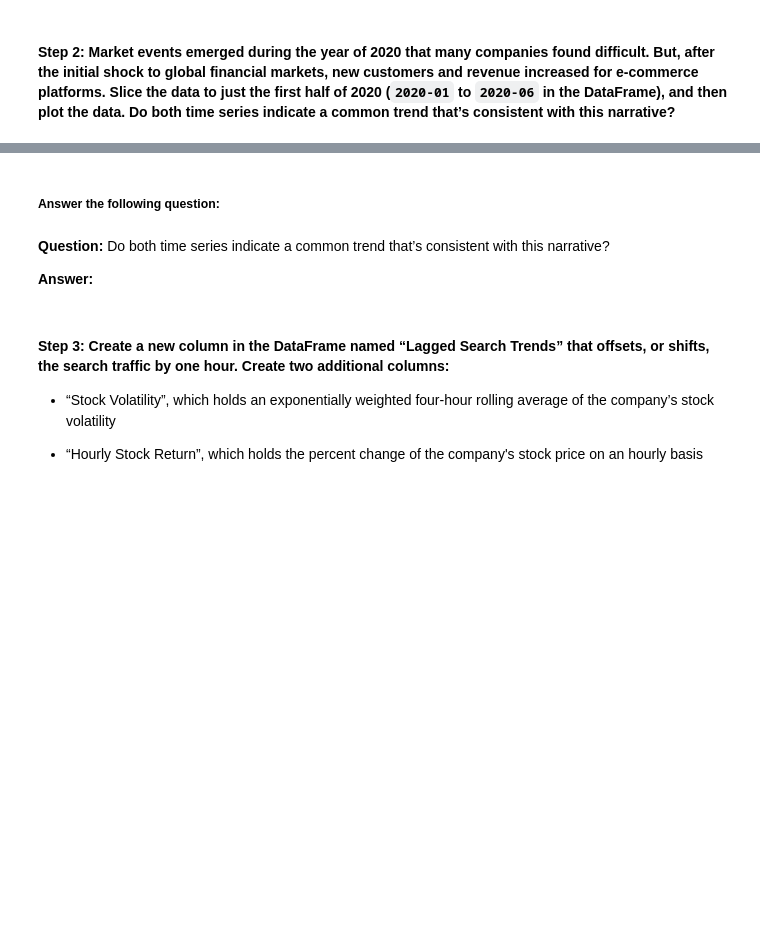
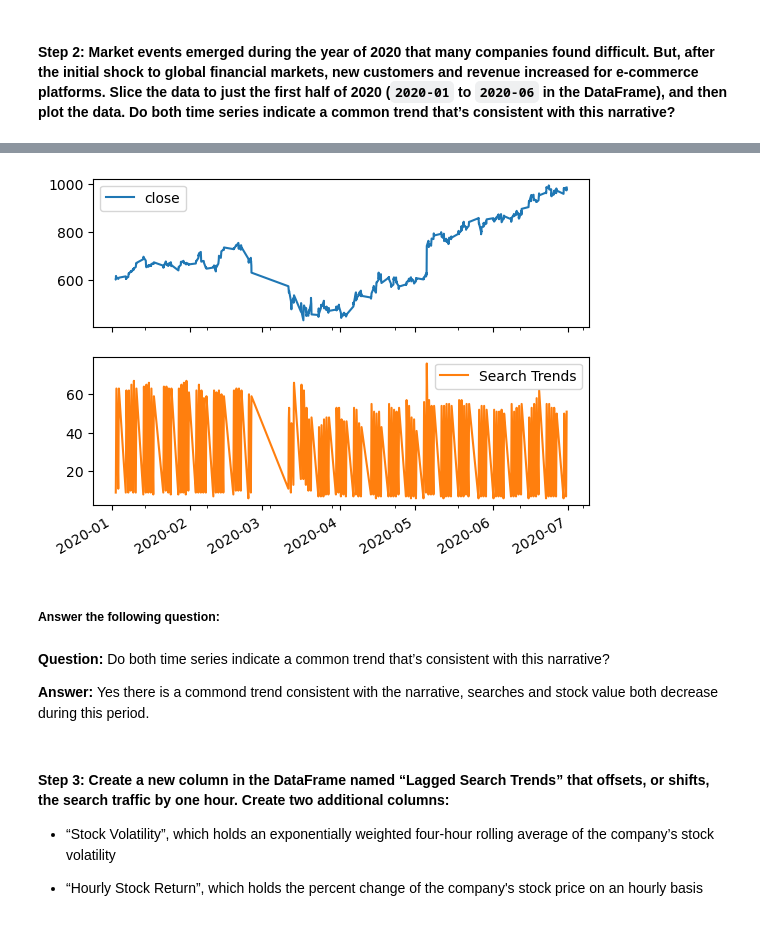
Before and after one commit to manparmo/prophet-challenge, a Jupyter notebook: forecasting_net_prophet.ipynb, the cells around one changed output, grey strips where cells are left out. Cells and saved outputs as stored; diff of their text form; code cells hidden in the pictures; blank space fills up the shorter version.

```diff
--- a/forecasting_net_prophet.ipynb
+++ b/forecasting_net_prophet.ipynb
@@ -252,6 +286,8 @@ display(df_mercado_stock.tail())
 # %%
 # Concatenate the df_mercado_stock DataFrame with the df_mercado_trends DataFrame
 # Concatenate the DataFrame by columns (axis=1), and drop and rows with only one column of data
-
+mercado_stock_trends_df = pd.concat([df_mercado_stock,df_mercado_trends], axis='columns', join='inner').dropna()
 
 # View the first and last five rows of the DataFrame
+display(mercado_stock_trends_df.head())
+display(mercado_stock_trends_df.tail())
@@ -259,6 +308,8 @@ display(df_mercado_stock.tail())
 #### Step 2: Market events emerged during the year of 2020 that many companies found difficult. But, after the initial shock to global financial markets, new customers and revenue increased for e-commerce platforms. Slice the data to just the first half of 2020 (`2020-01` to `2020-06` in the DataFrame), and then plot the data. Do both time series indicate a common trend that’s consistent with this narrative?
 # %%
 # For the combined dataframe, slice to just the first half of 2020 (2020-01 through 2020-06)
-
+first_half_2020 = mercado_stock_trends_df["2020-01-01 00:00:00":"2020-06-30 23:59:59"]
 
 # View the first and last five rows of first_half_2020 DataFrame
+display(first_half_2020.head())
+display(first_half_2020.tail())
@@ -265,13 +329,18 @@ display(df_mercado_stock.tail())
 # %%
 # Visualize the close and Search Trends data
 # Plot each column on a separate axes using the following syntax
 # `plot(subplots=True)`
+
+first_half_2020.plot(subplots=True)
+plt.show()
+# %% [output]
+[figure, added]
 # %% [markdown]
 ##### Answer the following question:
 # %% [markdown]
 **Question:** Do both time series indicate a common trend that’s consistent with this narrative?
 
-**Answer:**
+**Answer:** Yes there is a commond trend consistent with the narrative, searches and stock value both decrease during this period.
 # %% [markdown]
 #### Step 3: Create a new column in the DataFrame named “Lagged Search Trends” that offsets, or shifts, the search traffic by one hour. Create two additional columns:
 
```
Also changed, not shown: parts of 13 cells of this notebook.
